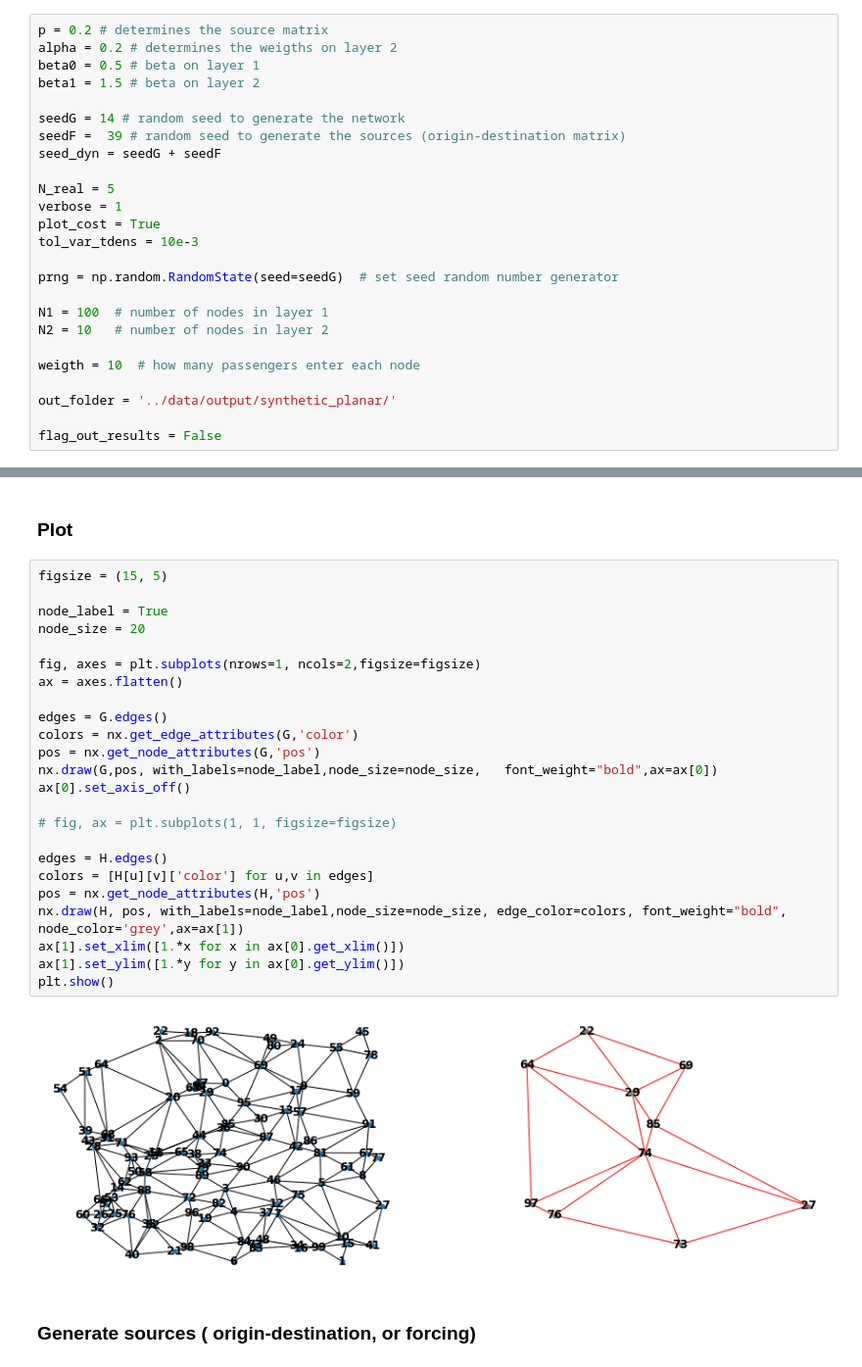
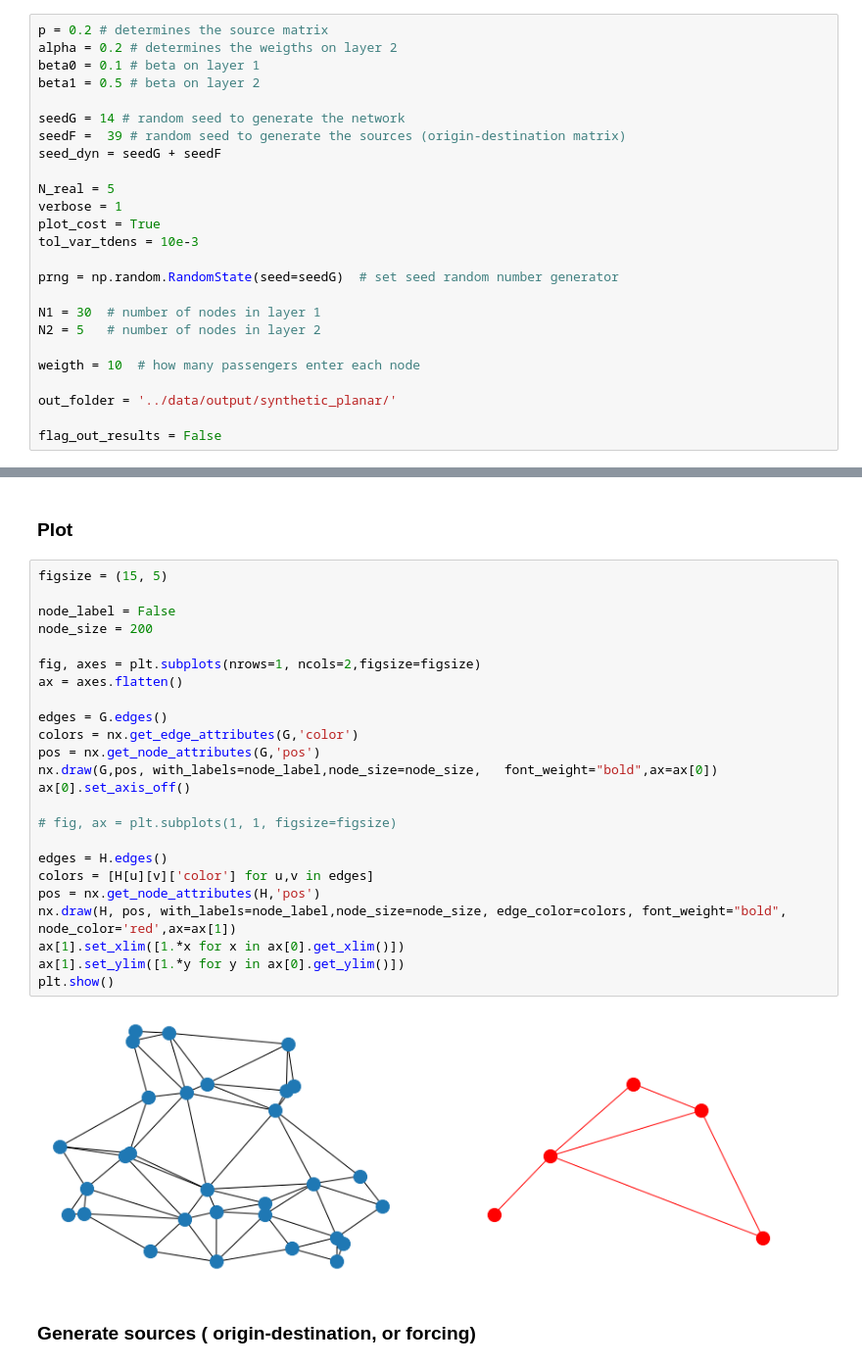
Before and after one commit to cdebacco/MultiOT, a Jupyter notebook: src/usage_example_synthetic_network.ipynb, the cells around one changed output, grey strips where cells are left out. Shown at 98% size. Drawn from its saved outputs; the diff is of its cells as text.

```diff
--- a/src/usage_example_synthetic_network.ipynb
+++ b/src/usage_example_synthetic_network.ipynb
@@ -27,8 +27,8 @@ prng = np.random.RandomState(10)
 # %%
 p = 0.2 # determines the source matrix
 alpha = 0.2 # determines the weigths on layer 2
-beta0 = 0.5 # beta on layer 1
-beta1 = 1.5 # beta on layer 2
+beta0 = 0.1 # beta on layer 1
+beta1 = 0.5 # beta on layer 2
 
 seedG = 14 # random seed to generate the network
 seedF =  39 # random seed to generate the sources (origin-destination matrix)
@@ -41,8 +41,8 @@ tol_var_tdens = 10e-3
 
 prng = np.random.RandomState(seed=seedG)  # set seed random number generator
 
-N1 = 100  # number of nodes in layer 1
-N2 = 10   # number of nodes in layer 2
+N1 = 30  # number of nodes in layer 1
+N2 = 5   # number of nodes in layer 2
 
 weigth = 10  # how many passengers enter each node
 
@@ -83,29 +83,29 @@ nx.set_edge_attributes(H, 'r', "color")
 # %%
 figsize = (15, 5)
 
-node_label = True
-node_size = 20
+node_label = False
+node_size = 200
 
 fig, axes = plt.subplots(nrows=1, ncols=2,figsize=figsize)
 ax = axes.flatten()
 
 edges = G.edges()
 colors = nx.get_edge_attributes(G,'color')
 pos = nx.get_node_attributes(G,'pos')
 nx.draw(G,pos, with_labels=node_label,node_size=node_size,   font_weight="bold",ax=ax[0])
 ax[0].set_axis_off()
 
 # fig, ax = plt.subplots(1, 1, figsize=figsize)
 
 edges = H.edges()
 colors = [H[u][v]['color'] for u,v in edges]
 pos = nx.get_node_attributes(H,'pos')
-nx.draw(H, pos, with_labels=node_label,node_size=node_size, edge_color=colors, font_weight="bold", node_color='grey',ax=ax[1])
+nx.draw(H, pos, with_labels=node_label,node_size=node_size, edge_color=colors, font_weight="bold", node_color='red',ax=ax[1])
 ax[1].set_xlim([1.*x for x in ax[0].get_xlim()])
 ax[1].set_ylim([1.*y for y in ax[0].get_ylim()])
 plt.show()
 # %% [output]
-[figure, old version]
+[figure, new version]
 # %% [markdown]
 ### Generate sources ( origin-destination, or forcing)
 # %%
```
Also changed, not shown: parts of 10 cells of this notebook, 4 other files.
